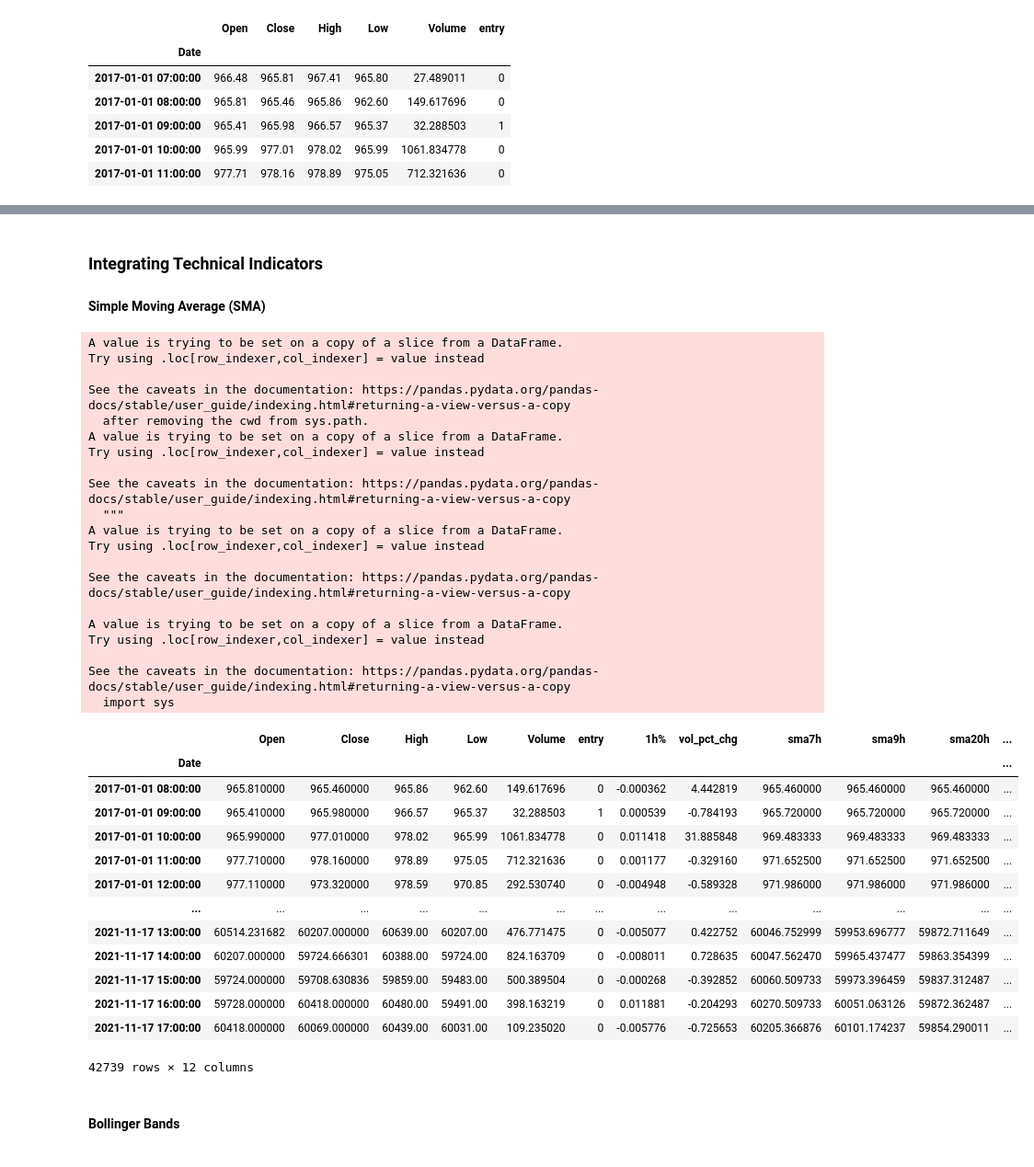
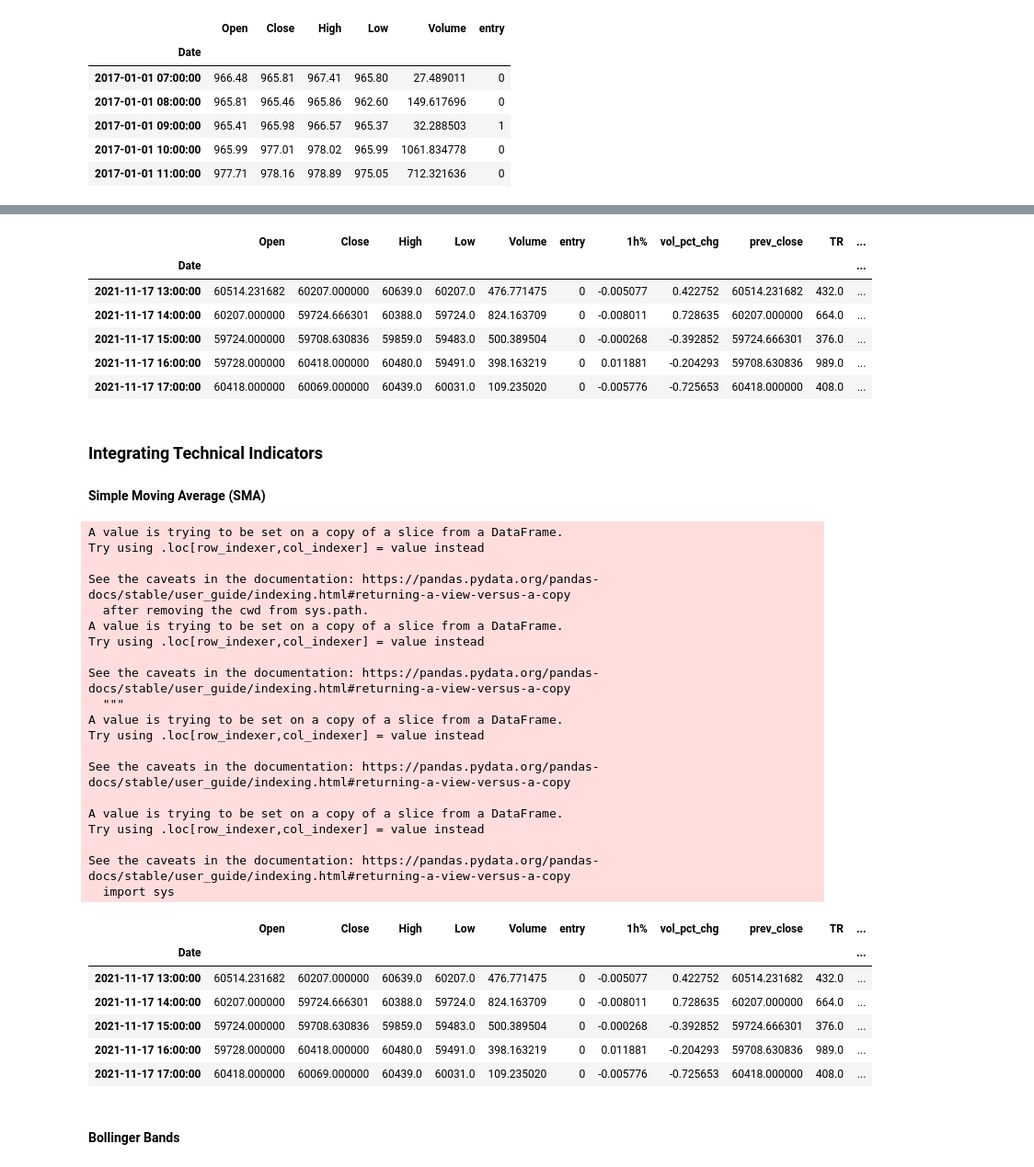
Before and after one commit to webclinic017/The_Crypto_Caller, a Jupyter notebook: workflow/june_workflow/MLModel/CandleStickandTechnicalIndicator.ipynb, the cells around one changed output, grey strips where cells are left out. Shown: that part at 92% size. Saved outputs shown, nothing was run; the diff lists cells and outputs as text; code cells hidden in the pictures.

```diff
--- a/workflow/june_workflow/MLModel/CandleStickPattern_TALib_v1.ipynb
+++ b/workflow/june_workflow/MLModel/CandleStickandTechnicalIndicator.ipynb
@@ -119,3 +90,26 @@ See the caveats in the documentation: https://pandas.pydata.org/pandas-docs/stab
+# %%
+df['1h%'] = df['Close'].pct_change()
+df['vol_pct_chg'] = df['Volume'].pct_change()
+
+#Calculate TR and ATR
+df['prev_close'] = df['Close'].shift(1)
+df['TR'] = np.maximum((df['High'] - df['Low']),
+                np.maximum(abs(df['High'] - df['prev_close']),
+                abs(df['prev_close'] - df['Low'])))
+
+period = 7
+df['ATR7'] = df['TR'].rolling(period).sum()/period
+
+df = df.dropna()
+df.tail()
+# %% [output]
+|  | Open | Close | High | Low | Volume | entry | 1h% | vol_pct_chg | prev_close | TR | ... |
+| Date |  |  |  |  |  |  |  |  |  |  | ... |
+| 2021-11-17 13:00:00 | 60514.231682 | 60207.000000 | 60639.0 | 60207.0 | 476.771475 | 0 | -0.005077 | 0.422752 | 60514.231682 | 432.0 | ... |
+| 2021-11-17 14:00:00 | 60207.000000 | 59724.666301 | 60388.0 | 59724.0 | 824.163709 | 0 | -0.008011 | 0.728635 | 60207.000000 | 664.0 | ... |
+| 2021-11-17 15:00:00 | 59724.000000 | 59708.630836 | 59859.0 | 59483.0 | 500.389504 | 0 | -0.000268 | -0.392852 | 59724.666301 | 376.0 | ... |
+| 2021-11-17 16:00:00 | 59728.000000 | 60418.000000 | 60480.0 | 59491.0 | 398.163219 | 0 | 0.011881 | -0.204293 | 59708.630836 | 989.0 | ... |
+| 2021-11-17 17:00:00 | 60418.000000 | 60069.000000 | 60439.0 | 60031.0 | 109.235020 | 0 | -0.005776 | -0.725653 | 60418.000000 | 408.0 | ... |
 # %%
 # # Assign value 0,1,-1 for No Pattern, Bull Pattern, and Bear Pattern
 # df['candlestick_pattern'] = np.nan
@@ -147,48 +141,41 @@ See the caveats in the documentation: https://pandas.pydata.org/pandas-docs/stab
 from ta.trend import SMAIndicator
 
 # Add Simple Moving Average (SMA) indicators
 df["sma7h"] = SMAIndicator(close=df["Close"], window=7, fillna=True).sma_indicator()
 df["sma9h"] = SMAIndicator(close=df["Close"], window=9, fillna=True).sma_indicator()
 df["sma20h"] = SMAIndicator(close=df["Close"], window=20, fillna=True).sma_indicator()
 df["sma200d"] = SMAIndicator(close=df["Close"], window=4800, fillna=True).sma_indicator()
 
 # Review the DataFrame
-df
+df.tail()
 # %% [output]
 A value is trying to be set on a copy of a slice from a DataFrame.
 Try using .loc[row_indexer,col_indexer] = value instead
 
 See the caveats in the documentation: https://pandas.pydata.org/pandas-docs/stable/user_guide/indexing.html#returning-a-view-versus-a-copy
   after removing the cwd from sys.path.
 A value is trying to be set on a copy of a slice from a DataFrame.
 Try using .loc[row_indexer,col_indexer] = value instead
 
 See the caveats in the documentation: https://pandas.pydata.org/pandas-docs/stable/user_guide/indexing.html#returning-a-view-versus-a-copy
   """
 A value is trying to be set on a copy of a slice from a DataFrame.
 Try using .loc[row_indexer,col_indexer] = value instead
 
 See the caveats in the documentation: https://pandas.pydata.org/pandas-docs/stable/user_guide/indexing.html#returning-a-view-versus-a-copy
 
 A value is trying to be set on a copy of a slice from a DataFrame.
 Try using .loc[row_indexer,col_indexer] = value instead
 
 See the caveats in the documentation: https://pandas.pydata.org/pandas-docs/stable/user_guide/indexing.html#returning-a-view-versus-a-copy
   import sys
-|  | Open | Close | High | Low | Volume | entry | 1h% | vol_pct_chg | sma7h | sma9h | sma20h | ... |
-| Date |  |  |  |  |  |  |  |  |  |  |  | ... |
-| 2017-01-01 08:00:00 | 965.810000 | 965.460000 | 965.86 | 962.60 | 149.617696 | 0 | -0.000362 | 4.442819 | 965.460000 | 965.460000 | 965.460000 | ... |
-| 2017-01-01 09:00:00 | 965.410000 | 965.980000 | 966.57 | 965.37 | 32.288503 | 1 | 0.000539 | -0.784193 | 965.720000 | 965.720000 | 965.720000 | ... |
-| 2017-01-01 10:00:00 | 965.990000 | 977.010000 | 978.02 | 965.99 | 1061.834778 | 0 | 0.011418 | 31.885848 | 969.483333 | 969.483333 | 969.483333 | ... |
-| 2017-01-01 11:00:00 | 977.710000 | 978.160000 | 978.89 | 975.05 | 712.321636 | 0 | 0.001177 | -0.329160 | 971.652500 | 971.652500 | 971.652500 | ... |
-| 2017-01-01 12:00:00 | 977.110000 | 973.320000 | 978.59 | 970.85 | 292.530740 | 0 | -0.004948 | -0.589328 | 971.986000 | 971.986000 | 971.986000 | ... |
-| ... | ... | ... | ... | ... | ... | ... | ... | ... | ... | ... | ... | ... |
-| 2021-11-17 13:00:00 | 60514.231682 | 60207.000000 | 60639.00 | 60207.00 | 476.771475 | 0 | -0.005077 | 0.422752 | 60046.752999 | 59953.696777 | 59872.711649 | ... |
-| 2021-11-17 14:00:00 | 60207.000000 | 59724.666301 | 60388.00 | 59724.00 | 824.163709 | 0 | -0.008011 | 0.728635 | 60047.562470 | 59965.437477 | 59863.354399 | ... |
-| 2021-11-17 15:00:00 | 59724.000000 | 59708.630836 | 59859.00 | 59483.00 | 500.389504 | 0 | -0.000268 | -0.392852 | 60060.509733 | 59973.396459 | 59837.312487 | ... |
-| 2021-11-17 16:00:00 | 59728.000000 | 60418.000000 | 60480.00 | 59491.00 | 398.163219 | 0 | 0.011881 | -0.204293 | 60270.509733 | 60051.063126 | 59872.362487 | ... |
-| 2021-11-17 17:00:00 | 60418.000000 | 60069.000000 | 60439.00 | 60031.00 | 109.235020 | 0 | -0.005776 | -0.725653 | 60205.366876 | 60101.174237 | 59854.290011 | ... |
+|  | Open | Close | High | Low | Volume | entry | 1h% | vol_pct_chg | prev_close | TR | ... |
+| Date |  |  |  |  |  |  |  |  |  |  | ... |
+| 2021-11-17 13:00:00 | 60514.231682 | 60207.000000 | 60639.0 | 60207.0 | 476.771475 | 0 | -0.005077 | 0.422752 | 60514.231682 | 432.0 | ... |
+| 2021-11-17 14:00:00 | 60207.000000 | 59724.666301 | 60388.0 | 59724.0 | 824.163709 | 0 | -0.008011 | 0.728635 | 60207.000000 | 664.0 | ... |
+| 2021-11-17 15:00:00 | 59724.000000 | 59708.630836 | 59859.0 | 59483.0 | 500.389504 | 0 | -0.000268 | -0.392852 | 59724.666301 | 376.0 | ... |
+| 2021-11-17 16:00:00 | 59728.000000 | 60418.000000 | 60480.0 | 59491.0 | 398.163219 | 0 | 0.011881 | -0.204293 | 59708.630836 | 989.0 | ... |
+| 2021-11-17 17:00:00 | 60418.000000 | 60069.000000 | 60439.0 | 60031.0 | 109.235020 | 0 | -0.005776 | -0.725653 | 60418.000000 | 408.0 | ... |
-42739 rows × 12 columns
 # %% [markdown]
 #### Bollinger Bands
 # %%
```
Also changed, not shown: parts of 3 cells of this notebook, 1 other file.
